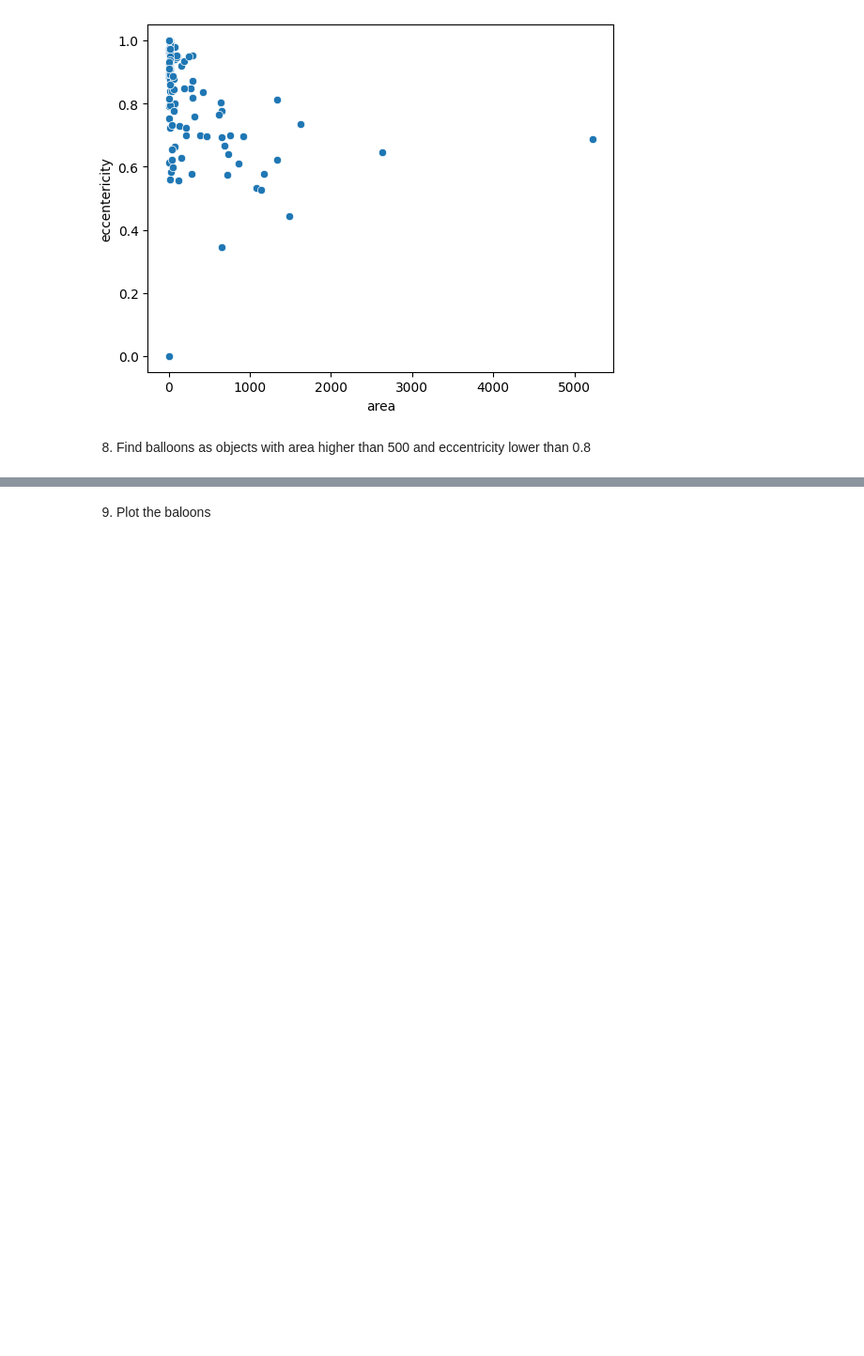
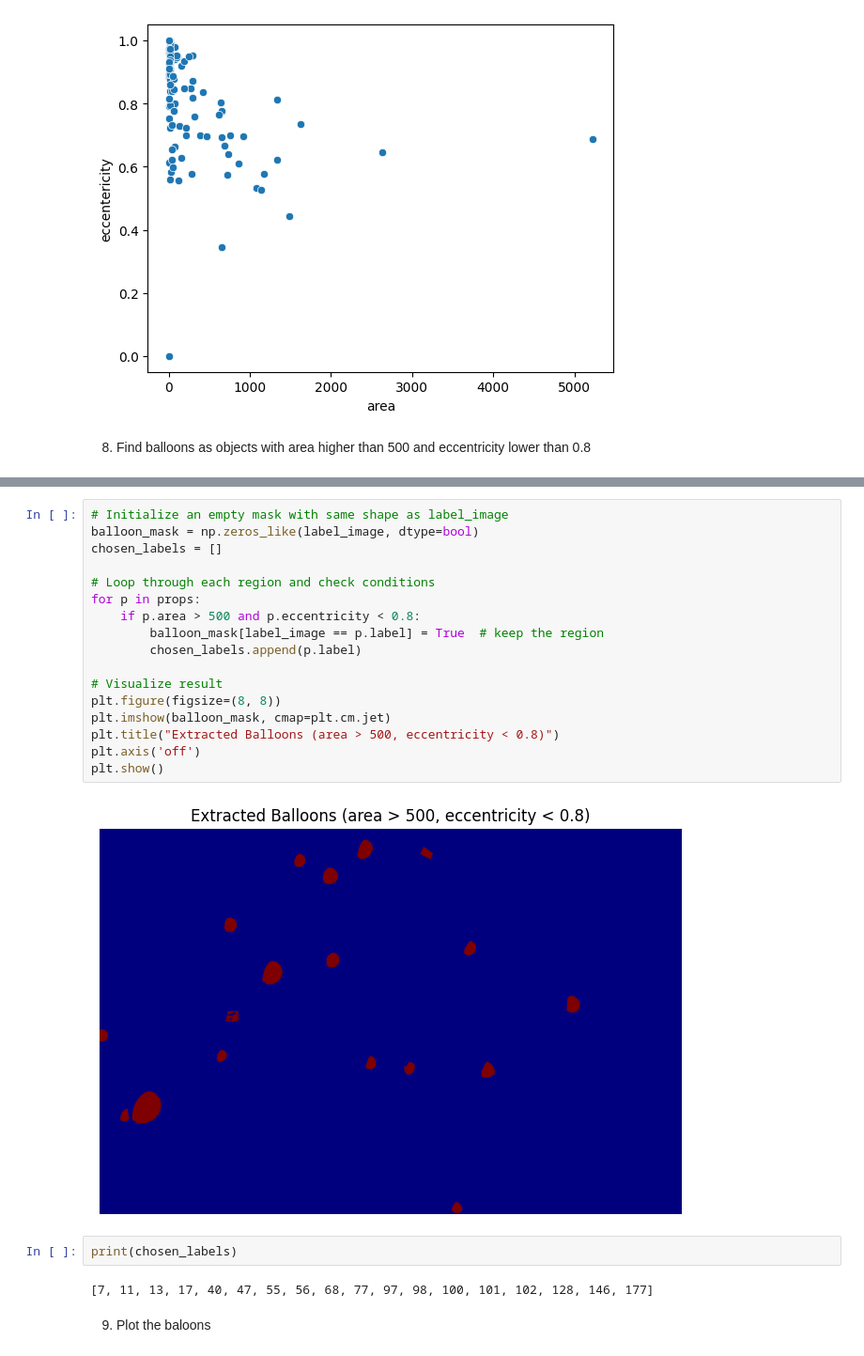
Before and after one commit to Mahsa-Goudarzi/ComputerVision, a Jupyter notebook: M3_Image Classification/Exercise3.ipynb, the cells around one changed output, grey strips where cells are left out. Shown at 94% size. Cells and saved outputs as stored; diff of their text form; blank space fills up the shorter version.

```diff
--- a/M3_Image Classification/Exercise3.ipynb
+++ b/M3_Image Classification/Exercise3.ipynb
@@ -150,3 +146,26 @@ array([  7,  11,  13,  17,  40,  47,  55,  56,  68,  77,  97,  98, 100,
+# %%
+# Initialize an empty mask with same shape as label_image
+balloon_mask = np.zeros_like(label_image, dtype=bool)
+chosen_labels = []
+
+# Loop through each region and check conditions
+for p in props:
+    if p.area > 500 and p.eccentricity < 0.8:
+        balloon_mask[label_image == p.label] = True  # keep the region
+        chosen_labels.append(p.label)
+
+# Visualize result
+plt.figure(figsize=(8, 8))
+plt.imshow(balloon_mask, cmap=plt.cm.jet)
+plt.title("Extracted Balloons (area > 500, eccentricity < 0.8)")
+plt.axis('off')
+plt.show()
+# %% [output]
+[figure, added]
+# %%
+print(chosen_labels)
+# %% [output]
+[7, 11, 13, 17, 40, 47, 55, 56, 68, 77, 97, 98, 100, 101, 102, 128, 146, 177]
 # %% [markdown]
 9. Plot the baloons
 # %%
```
Also changed, not shown: parts of 1 cell of this notebook.
